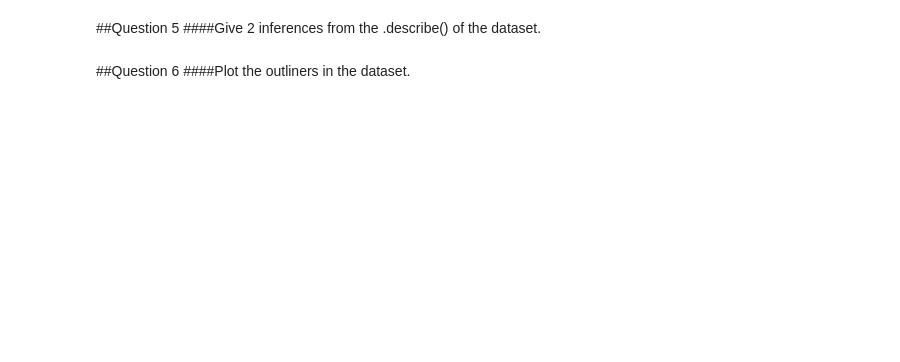
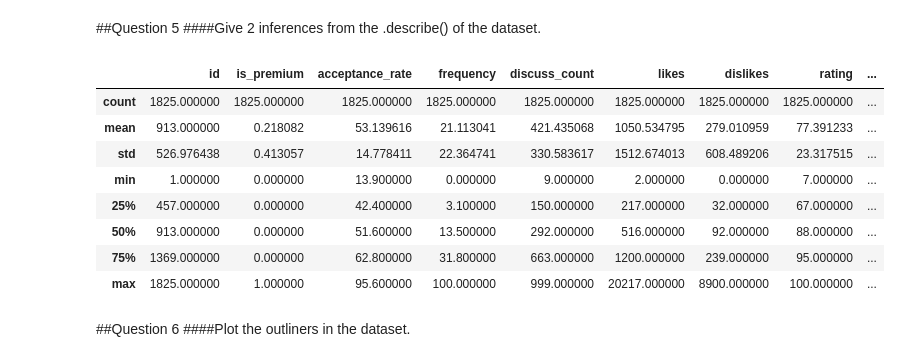
Before and after one commit to kk-shetty/data_science_ik, a Jupyter notebook: assingments/eda_and_feature_engineering/LeetCode_Dataset_Question.ipynb, the cells around one changed output. Saved outputs shown, nothing was run; the diff lists cells and outputs as text; code cells hidden in the pictures; blank space fills up the shorter version.

```diff
--- a/assingments/eda_and_feature_engineering/LeetCode_Dataset_Question.ipynb
+++ b/assingments/eda_and_feature_engineering/LeetCode_Dataset_Question.ipynb
@@ -56,3 +145,21 @@ It contains the following info:
+# %%
+#Solution 5(your code here)
+leetcode_df.describe()
+
+#1 - 21.8% of the questions are premium
+#2 - 53% is the average acceptance rate with 95.6% being highest and 13.9% being the lowest
+#3 - Question with highest likes has 20,217 likes
+#4 - 67% of these questions are asked by faang companies
+# %% [output]
+|  | id | is_premium | acceptance_rate | frequency | discuss_count | likes | dislikes | rating | ... |
+| count | 1825.000000 | 1825.000000 | 1825.000000 | 1825.000000 | 1825.000000 | 1825.000000 | 1825.000000 | 1825.000000 | ... |
+| mean | 913.000000 | 0.218082 | 53.139616 | 21.113041 | 421.435068 | 1050.534795 | 279.010959 | 77.391233 | ... |
+| std | 526.976438 | 0.413057 | 14.778411 | 22.364741 | 330.583617 | 1512.674013 | 608.489206 | 23.317515 | ... |
+| min | 1.000000 | 0.000000 | 13.900000 | 0.000000 | 9.000000 | 2.000000 | 0.000000 | 7.000000 | ... |
+| 25% | 457.000000 | 0.000000 | 42.400000 | 3.100000 | 150.000000 | 217.000000 | 32.000000 | 67.000000 | ... |
+| 50% | 913.000000 | 0.000000 | 51.600000 | 13.500000 | 292.000000 | 516.000000 | 92.000000 | 88.000000 | ... |
+| 75% | 1369.000000 | 0.000000 | 62.800000 | 31.800000 | 663.000000 | 1200.000000 | 239.000000 | 95.000000 | ... |
+| max | 1825.000000 | 1.000000 | 95.600000 | 100.000000 | 999.000000 | 20217.000000 | 8900.000000 | 100.000000 | ... |
 # %% [markdown]
 ##Question 6
 ####Plot the outliners in the dataset.
```
Also changed, not shown: parts of 10 cells of this notebook.
